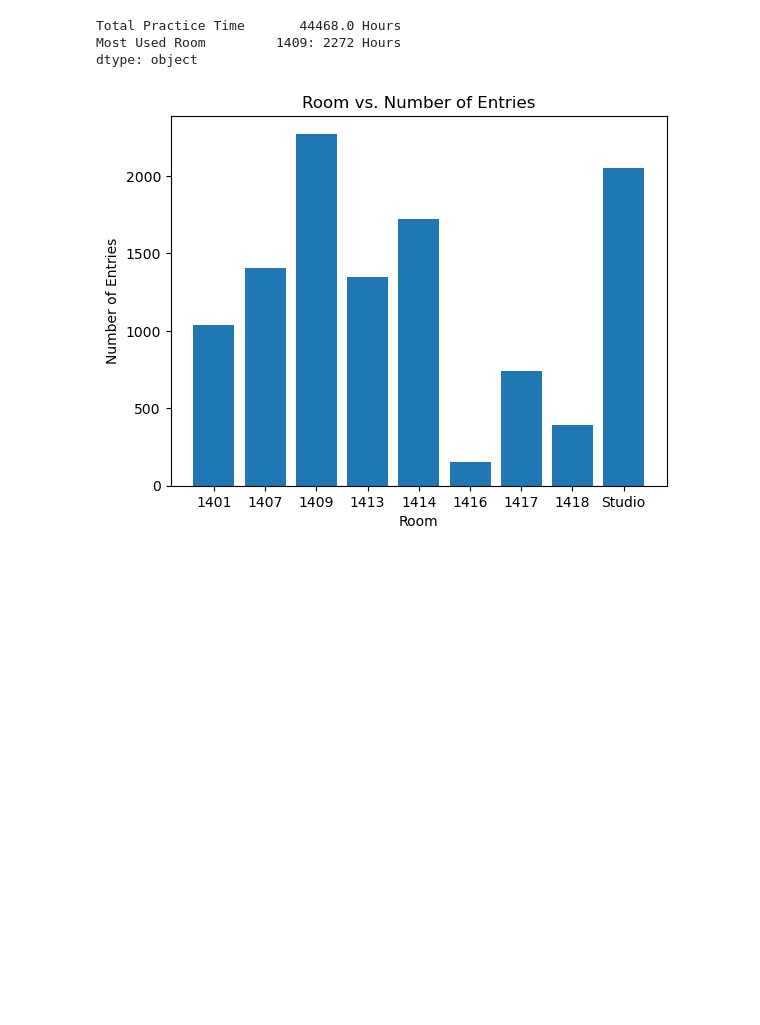
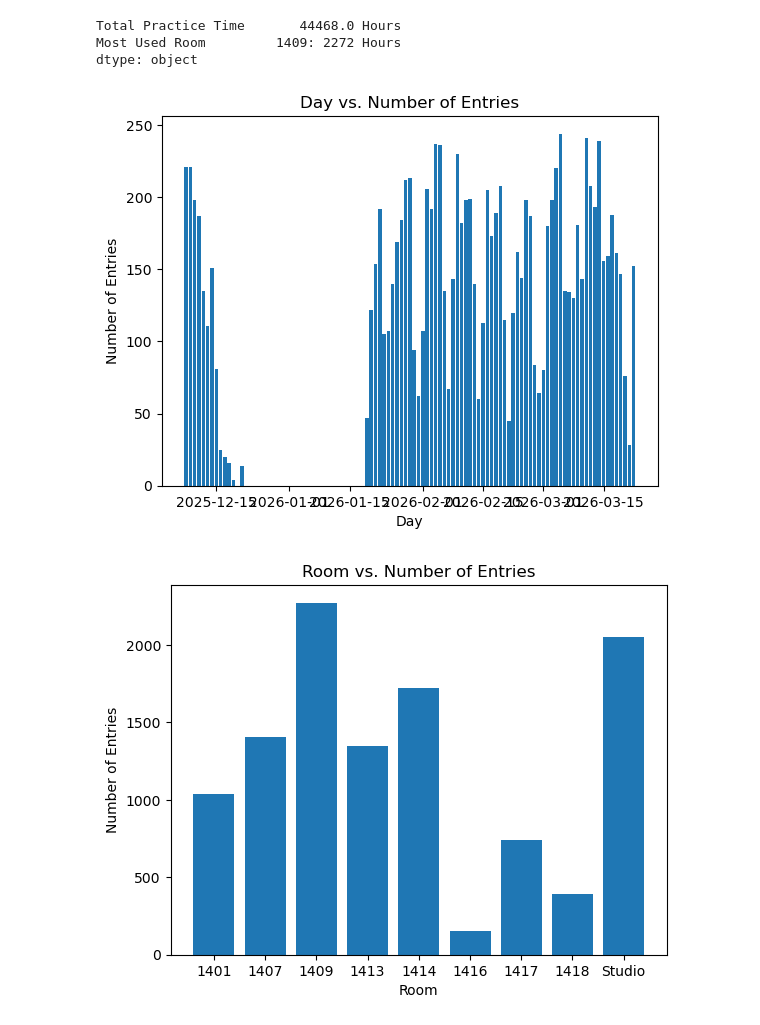
Before and after one commit to amdieter/practice-room-data, a Jupyter notebook: Practice Log.ipynb, the cells around one changed output. Saved outputs shown, nothing was run; the diff lists cells and outputs as text; code cells hidden in the pictures; blank space fills up the shorter version.

```diff
--- a/Practice Log.ipynb
+++ b/Practice Log.ipynb
@@ -164,2 +103,20 @@ for room, df in week_data[2].items():
+# %%
+# function takes week of format 'MM_DD_YY' and returns datetime object
+def week_to_dt(week):
+    times = week.split('_')
+    month = int(times[0])
+    day = int(times[1])
+    year = int("20" + times[2])
+    return datetime(year, month, day)
+
+days_of_the_week = ['Mon','Tue','Wed','Thu','Fri','Sat','Sun']
+
+# function takes week and returns list of 7 days starting from given weekdate
+def gen_dates(week):
+    week_dates = {}
+    first_day = week_to_dt(week)
+    for num in range(0,7):
+        week_dates[days_of_the_week[num]] = (first_day + timedelta(days=num))
+    return week_dates
 # %%
 # read all weeks data, combined into one
@@ -569,6 +566,15 @@ overall_stats
 Total Practice Time       44468.0 Hours
 Most Used Room         1409: 2272 Hours
 dtype: object
+# %%
+# entries_by_day barplot
+plt.bar(entries_by_day.keys(), entries_by_day.values())
+plt.xlabel("Day")
+plt.ylabel("Number of Entries")
+plt.title("Day vs. Number of Entries")
+plt.show()
+# %% [output]
+[figure, added]
 # %%
 # entries_by_room barplot
 plt.bar(entries_by_room.keys(), entries_by_room.values())
```
Also changed, not shown: parts of 19 cells of this notebook.
